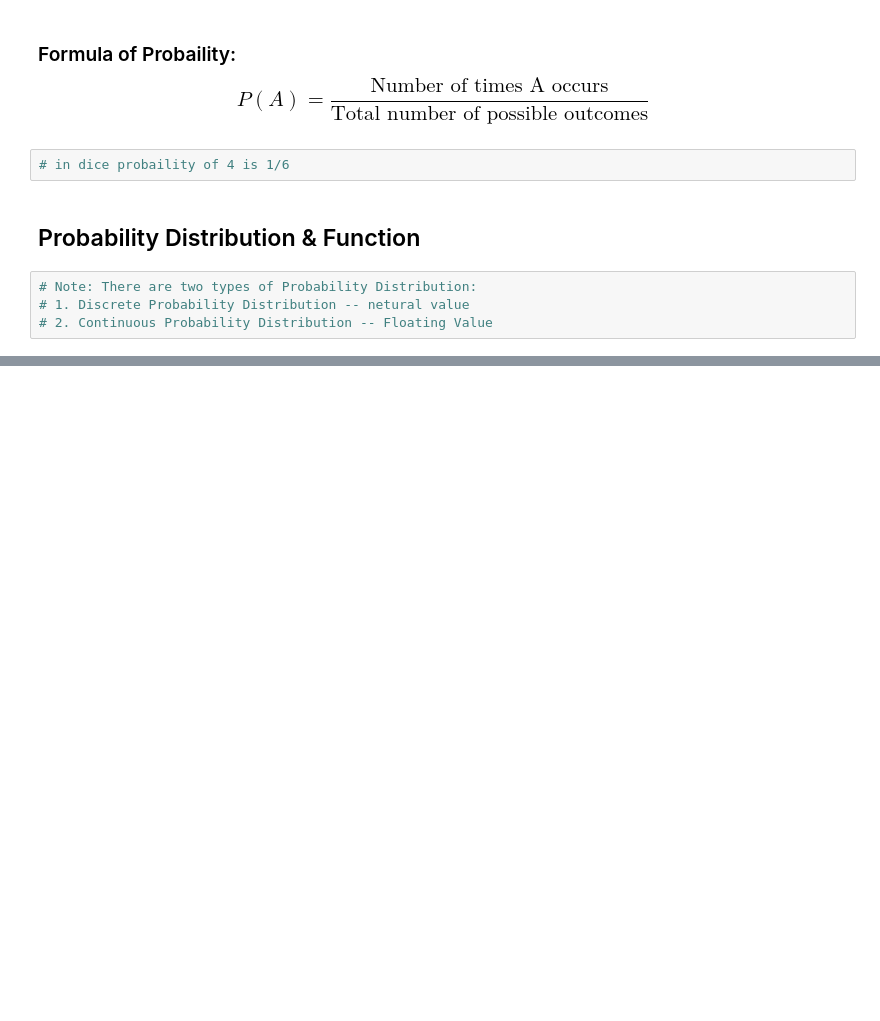
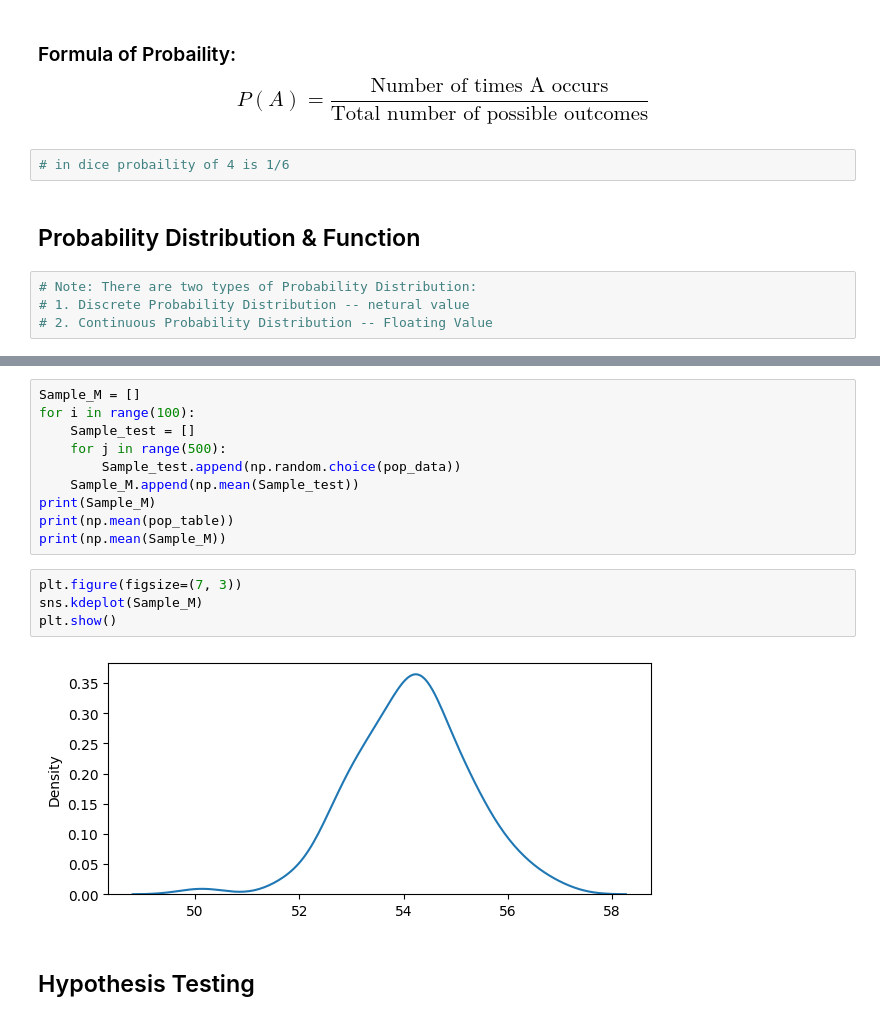
Before and after one commit to lukhi-laksh/Machine-Learning, a Jupyter notebook: Data Science Maths/Basic.ipynb, the cells around one changed output, grey strips where cells are left out. Saved outputs shown, nothing was run; the diff lists cells and outputs as text; blank space fills up the shorter version.

```diff
--- a/Data Science Maths/Basic.ipynb
+++ b/Data Science Maths/Basic.ipynb
@@ -276,0 +392,18 @@ plt.show() # Here we can show mean = median = mode this is normal skewed
+# %%
+Sample_M = []
+for i in range(100):
+    Sample_test = []
+    for j in range(500):
+        Sample_test.append(np.random.choice(pop_data))
+    Sample_M.append(np.mean(Sample_test))
+print(Sample_M)
+print(np.mean(pop_table))
+print(np.mean(Sample_M))
+# %%
+plt.figure(figsize=(7, 3))
+sns.kdeplot(Sample_M)
+plt.show()
+# %% [output]
+[figure, added]
+# %% [markdown]
+## Hypothesis Testing
```
Also changed, not shown: parts of 27 cells of this notebook, 1 other file.
